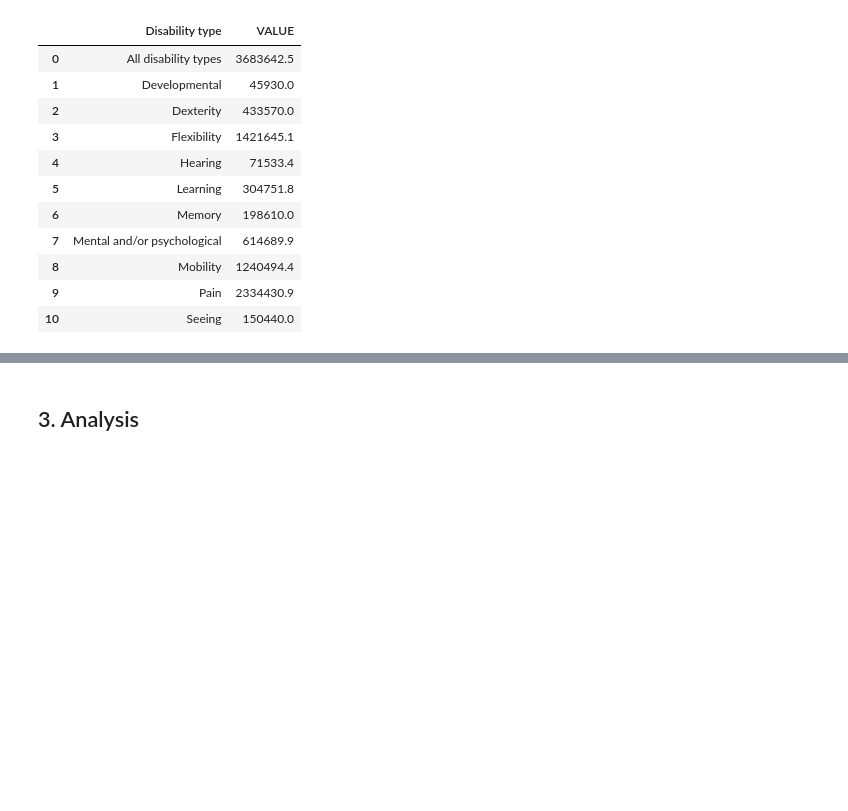
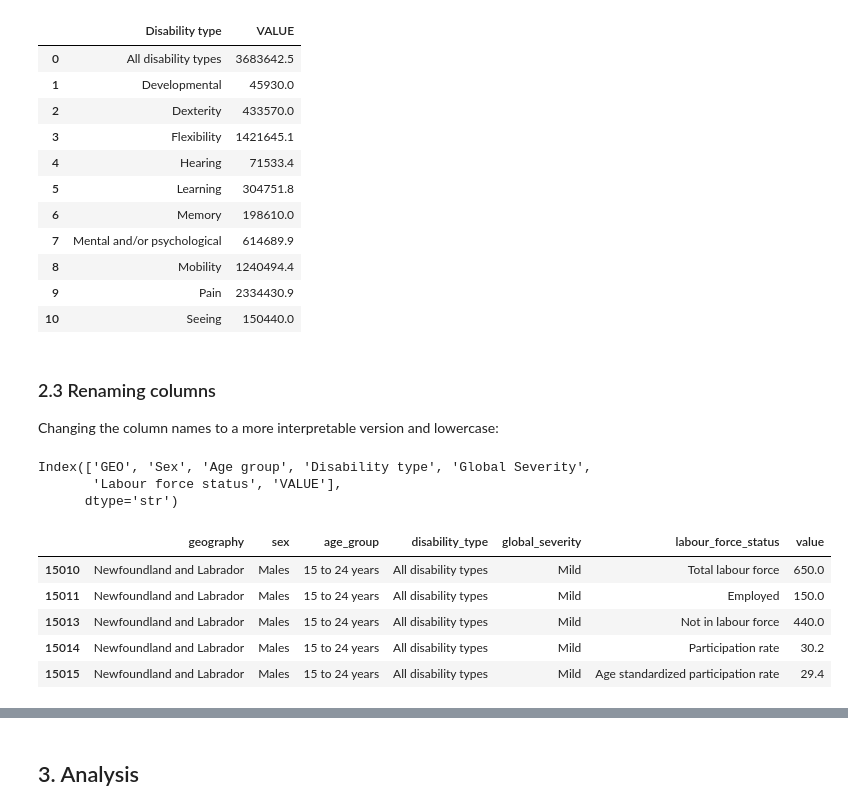
Before and after one commit to diverse-data-hub/diverse-data-hub.github.io, a Jupyter notebook: scripts/labour_force.ipynb, the cells around one changed output, grey strips where cells are left out. Cells and saved outputs as stored; diff of their text form; code cells hidden in the pictures; blank space fills up the shorter version.

```diff
--- a/scripts/labour_force.ipynb
+++ b/scripts/labour_force.ipynb
@@ -359,6 +366,34 @@ clean_labour_force.groupby('Disability type')['VALUE'].sum().reset_index()
 | 8 | Mobility | 1240494.4 |
 | 9 | Pain | 2334430.9 |
 | 10 | Seeing | 150440.0 |
+# %% [markdown]
+### 2.3 Renaming columns
+Changing the column names to a more interpretable version and lowercase:
+# %%
+clean_labour_force.columns
+# %% [output]
+Index(['GEO', 'Sex', 'Age group', 'Disability type', 'Global Severity',
+       'Labour force status', 'VALUE'],
+      dtype='str')
+# %%
+column_names = {
+    'GEO' : 'geography',
+    'Sex' : 'sex',
+    'Age group' : 'age_group',
+    'Disability type' : 'disability_type',
+    'Global Severity' : 'global_severity',
+    'Labour force status' : 'labour_force_status',
+    'VALUE' : 'value'
+}
+clean_labour_force = clean_labour_force.rename(columns = column_names)
+clean_labour_force.head()
+# %% [output]
+|  | geography | sex | age_group | disability_type | global_severity | labour_force_status | value |
+| 15010 | Newfoundland and Labrador | Males | 15 to 24 years | All disability types | Mild | Total labour force | 650.0 |
+| 15011 | Newfoundland and Labrador | Males | 15 to 24 years | All disability types | Mild | Employed | 150.0 |
+| 15013 | Newfoundland and Labrador | Males | 15 to 24 years | All disability types | Mild | Not in labour force | 440.0 |
+| 15014 | Newfoundland and Labrador | Males | 15 to 24 years | All disability types | Mild | Participation rate | 30.2 |
+| 15015 | Newfoundland and Labrador | Males | 15 to 24 years | All disability types | Mild | Age standardized participation rate | 29.4 |
 # %%
 clean_labour_force.shape
 # %% [output]
```
Also changed, not shown: parts of 14 cells of this notebook, 4 other files.
